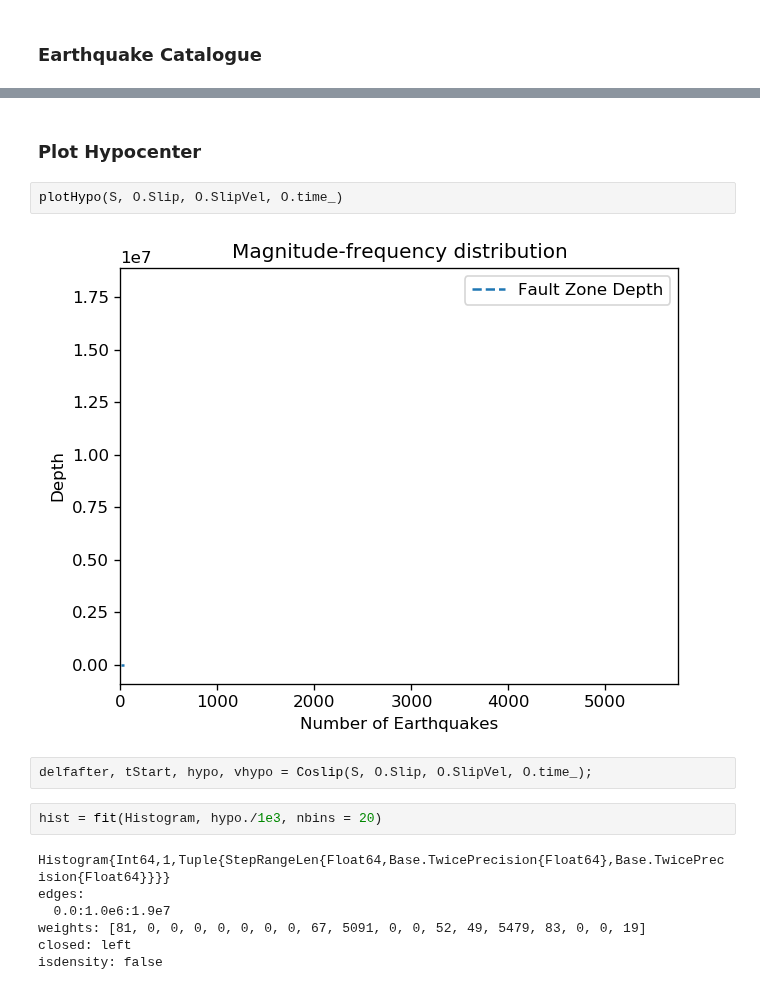
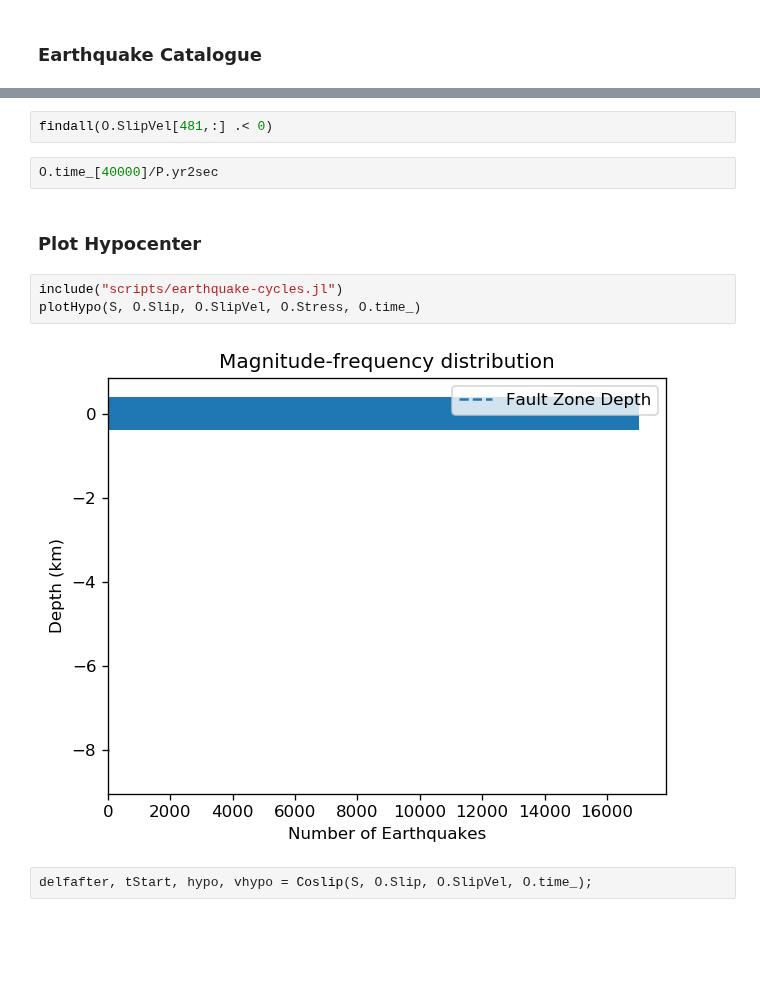
Before and after one commit to thehalfspace/JuliaSEM, a Jupyter notebook: Output-data07.ipynb, the cells around one changed output, grey strips where cells are left out. Cells and saved outputs as stored; diff of their text form; blank space fills up the shorter version.

```diff
--- a/Output-data07.ipynb
+++ b/Output-data07.ipynb
@@ -110,17 +116,13 @@ eq_catalog(Mw, tStart, P.yr2sec)
+# %%
+findall(O.SlipVel[481,:] .< 0)
+# %%
+O.time_[40000]/P.yr2sec
 # %% [markdown]
 <h3> Plot Hypocenter
 # %%
-plotHypo(S, O.Slip, O.SlipVel, O.time_)
+include("scripts/earthquake-cycles.jl")
+plotHypo(S, O.Slip, O.SlipVel, O.Stress, O.time_)
 # %% [output]
-[figure, old version]
+[figure, new version]
 # %%
 delfafter, tStart, hypo, vhypo = Coslip(S, O.Slip, O.SlipVel, O.time_);
-# %%
-hist = fit(Histogram, hypo./1e3, nbins = 20)
-# %% [output]
-Histogram{Int64,1,Tuple{StepRangeLen{Float64,Base.TwicePrecision{Float64},Base.TwicePrecision{Float64}}}}
-edges:
-  0.0:1.0e6:1.9e7
-weights: [81, 0, 0, 0, 0, 0, 0, 0, 67, 5091, 0, 0, 52, 49, 5479, 83, 0, 0, 19]
-closed: left
-isdensity: false
```
Also changed, not shown: parts of 18 cells of this notebook, 9 other files.
